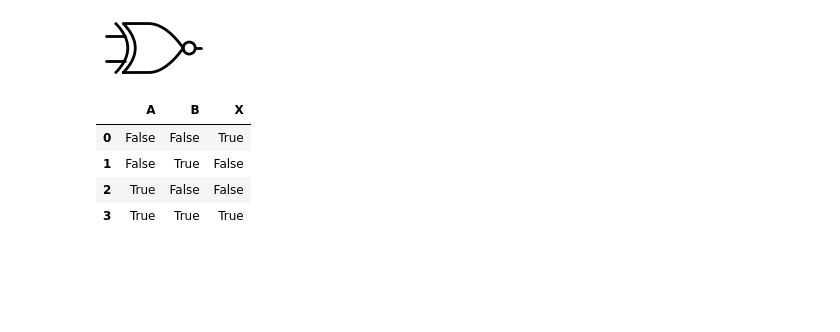
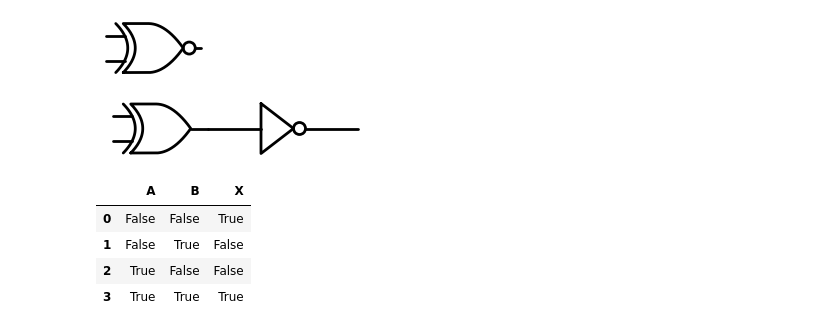
Before and after one commit to MrEnigmamgine/notes, a Jupyter notebook: Mechatronics/Gates and Logic.ipynb, the cells around one changed output. Saved outputs shown, nothing was run; the diff lists cells and outputs as text; code cells hidden in the pictures; blank space fills up the shorter version.

```diff
--- a/Mechatronics/Gates and Logic.ipynb
+++ b/Mechatronics/Gates and Logic.ipynb
@@ -229,6 +229,12 @@ with schemdraw.Drawing() as d:
     logic.Xnor()
 # %% [output]
 [figure]
+# %%
+with schemdraw.Drawing() as d:
+    logic.Xor()
+    logic.Not()
+# %% [output]
+[figure, added]
 # %%
 #Truth table
 inputs = ['A','B']
```
Also changed, not shown: parts of 6 cells of this notebook.
